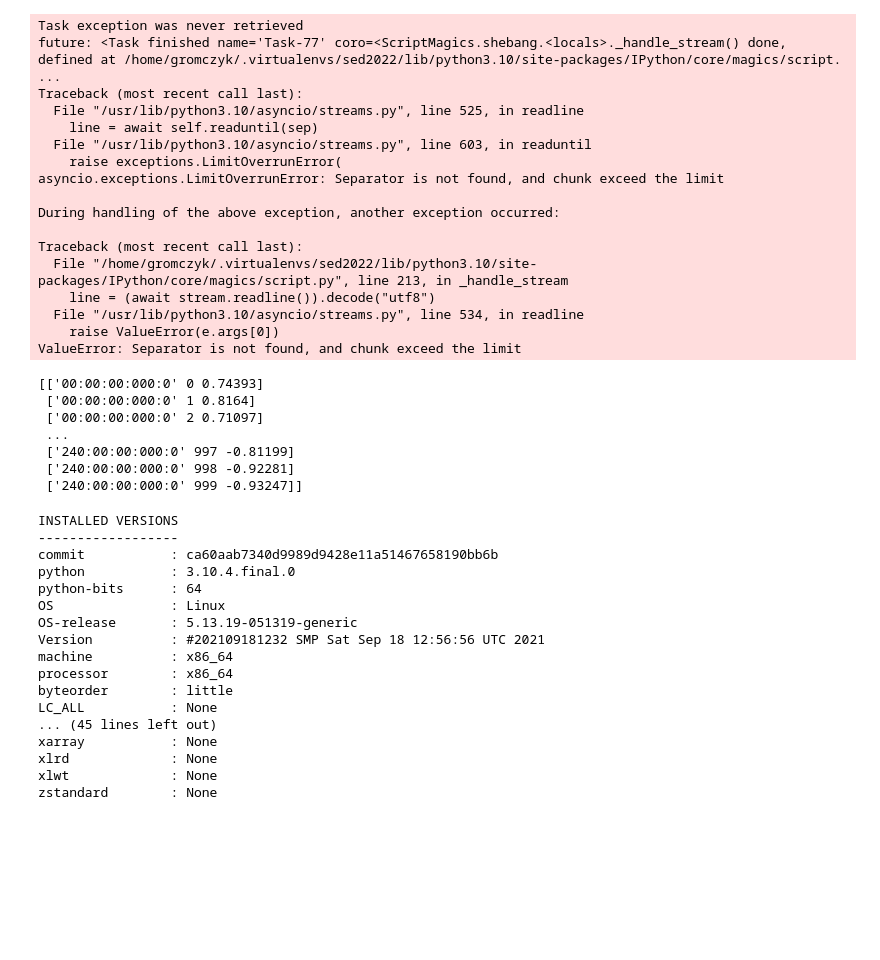
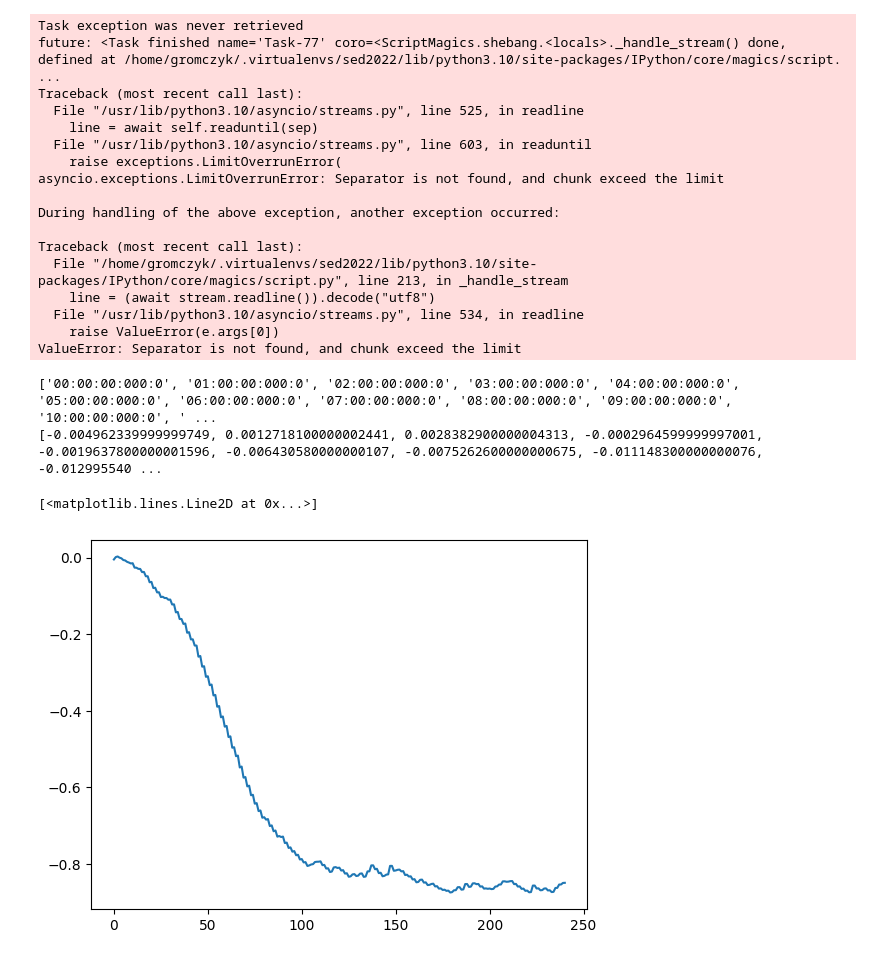
Before and after one commit to GRomczyk/sed_tp1, a Jupyter notebook: tp1_cami.ipynb, the cells around one changed output. Drawn from its saved outputs; the diff is of its cells as text; code cells hidden in the pictures; blank space fills up the shorter version.

```diff
--- a/tp1_cami.ipynb
+++ b/tp1_cami.ipynb
@@ -308,66 +308,51 @@ ValueError: Separator is not found, and chunk exceed the limit
 # %%
 import re
 import pandas as pd
+import matplotlib.pyplot as plt
 
-def getDataFrom(file="out/salidas.out"):
+def getDataFrom(file="out/testTiempo.out"):
 
     f = open(file, "r")
     file_contents = f.read()
     lines = file_contents.split("\n")[:-1]
     for i in range(0,len(lines)):
         lines[i] = re.split('\s+', lines[i])
         lines[i][1] = re.findall(r'\d+', lines[i][1])[0]
     lines = np.array(lines)
 
 
-    df = pd.DataFrame(columns = ['Tiempo', 'Persona', 'P'])
-    df['Tiempo'] = lines[:,0]
-    df['Persona'] = lines[:,1].astype(int)
-    df['P'] = lines[:,2].astype(float)
-    return df
+    times = lines[:,0].tolist()
+    personas = lines[:,1].astype(int).tolist()
+    ps = lines[:,2].astype(float).tolist()
+    return times, personas, ps
 
-def meansFromDF(df):
-    data = df.to_numpy().reshape(241,1000,3)
-    means = np.zeros(data.shape[0])
-    tiempos = []
-    for i in range(data.shape[0]):
-        means[i] = data[i,:,2].mean()
-        tiempos.append(data[i,0,0])
+def meansFromDF(times, personas, ps):
+    cantHoras = personas.count(0)
+    cantPersonas = times.count('00:00:00:000:0')
 
-    df = pd.DataFrame(columns = ['Tiempo', 'P_medio'])
-    df['Tiempo'] = tiempos
-    df['P_medio'] = means
 
-    return df
+    horas = []
+    medias = []
 
-df = getDataFrom("out/testTiempo.out")
+    for i in range(0, cantHoras):
+        horas.append(times[i*cantPersonas])
+        suma = 0
+        for j in range(i*cantPersonas, (i+1)*cantPersonas):
+            suma += ps[j]
+        suma /= cantPersonas
+        medias.append(suma)
 
-print(df.values)
+    return horas, medias
+
+
+times, personas, ps = getDataFrom()
+
+horas, medias = meansFromDF(times, personas, ps)
+
+
+plt.plot(medias)
 # %% [output]
-[['00:00:00:000:0' 0 0.74393]
- ['00:00:00:000:0' 1 0.8164]
- ['00:00:00:000:0' 2 0.71097]
- ...
- ['240:00:00:000:0' 997 -0.81199]
- ['240:00:00:000:0' 998 -0.92281]
- ['240:00:00:000:0' 999 -0.93247]]
+['00:00:00:000:0', '01:00:00:000:0', '02:00:00:000:0', '03:00:00:000:0', '04:00:00:000:0', '05:00:00:000:0', '06:00:00:000:0', '07:00:00:000:0', '08:00:00:000:0', '09:00:00:000:0', '10:00:00:000:0', ' ...
+[-0.004962339999999749, 0.0012718100000002441, 0.0028382900000004313, -0.0002964599999997001, -0.0019637800000001596, -0.006430580000000107, -0.0075262600000000675, -0.011148300000000076, -0.012995540 ...
+[<matplotlib.lines.Line2D at 0x...>]
+[figure, added]
-# %%
-pd.show_versions()
-# %% [output]
-INSTALLED VERSIONS
-------------------
-commit           : ca60aab7340d9989d9428e11a51467658190bb6b
-python           : 3.10.4.final.0
-python-bits      : 64
-OS               : Linux
-OS-release       : 5.13.19-051319-generic
-Version          : #202109181232 SMP Sat Sep 18 12:56:56 UTC 2021
-machine          : x86_64
-processor        : x86_64
-byteorder        : little
-LC_ALL           : None
-... (45 lines left out)
-xarray           : None
-xlrd             : None
-xlwt             : None
-zstandard        : None
```
Also changed, not shown: parts of 1 cell of this notebook.
